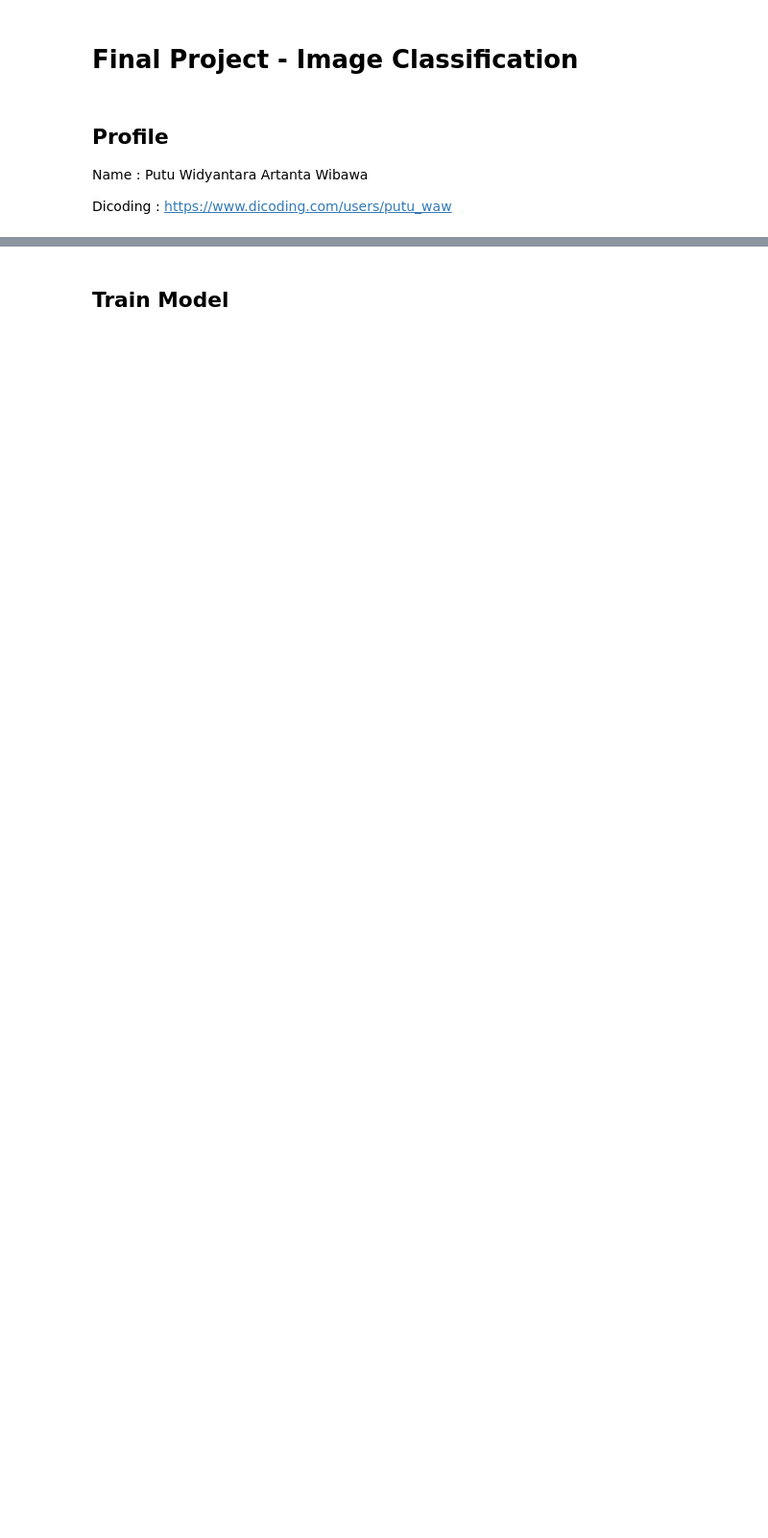
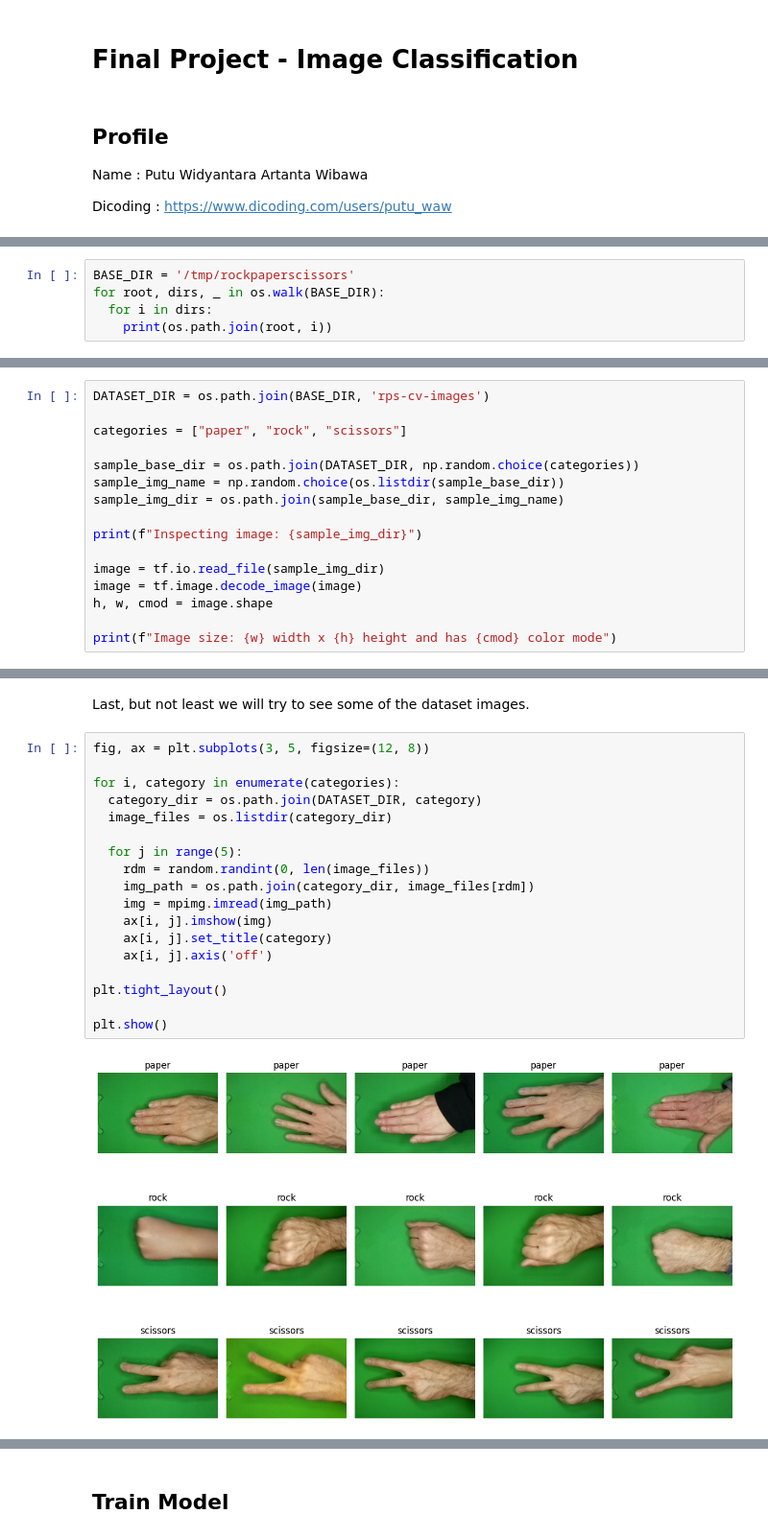
Before and after one commit to putuwaw/rps-classification, a Jupyter notebook: rps_classification.ipynb, the cells around one changed output, grey strips where cells are left out. Shown at 96% size. Cells and saved outputs as stored; diff of their text form; blank space fills up the shorter version.

```diff
--- a/rps_classification.ipynb
+++ b/rps_classification.ipynb
@@ -126,0 +62,5 @@ early_stopping = EarlyStopping(
+# %%
+BASE_DIR = '/tmp/rockpaperscissors'
+for root, dirs, _ in os.walk(BASE_DIR):
+  for i in dirs:
+    print(os.path.join(root, i))
@@ -126,0 +77,16 @@ early_stopping = EarlyStopping(
+# %%
+DATASET_DIR = os.path.join(BASE_DIR, 'rps-cv-images')
+
+categories = ["paper", "rock", "scissors"]
+
+sample_base_dir = os.path.join(DATASET_DIR, np.random.choice(categories))
+sample_img_name = np.random.choice(os.listdir(sample_base_dir))
+sample_img_dir = os.path.join(sample_base_dir, sample_img_name)
+
+print(f"Inspecting image: {sample_img_dir}")
+
+image = tf.io.read_file(sample_img_dir)
+image = tf.image.decode_image(image)
+h, w, cmod = image.shape
+
+print(f"Image size: {w} width x {h} height and has {cmod} color mode")
@@ -126,0 +96,22 @@ early_stopping = EarlyStopping(
+# %% [markdown]
+Last, but not least we will try to see some of the dataset images.
+# %%
+fig, ax = plt.subplots(3, 5, figsize=(12, 8))
+
+for i, category in enumerate(categories):
+  category_dir = os.path.join(DATASET_DIR, category)
+  image_files = os.listdir(category_dir)
+
+  for j in range(5):
+    rdm = random.randint(0, len(image_files))
+    img_path = os.path.join(category_dir, image_files[rdm])
+    img = mpimg.imread(img_path)
+    ax[i, j].imshow(img)
+    ax[i, j].set_title(category)
+    ax[i, j].axis('off')
+
+plt.tight_layout()
+
+plt.show()
+# %% [output]
+[figure, added]
```
Also changed, not shown: parts of 50 cells of this notebook.
